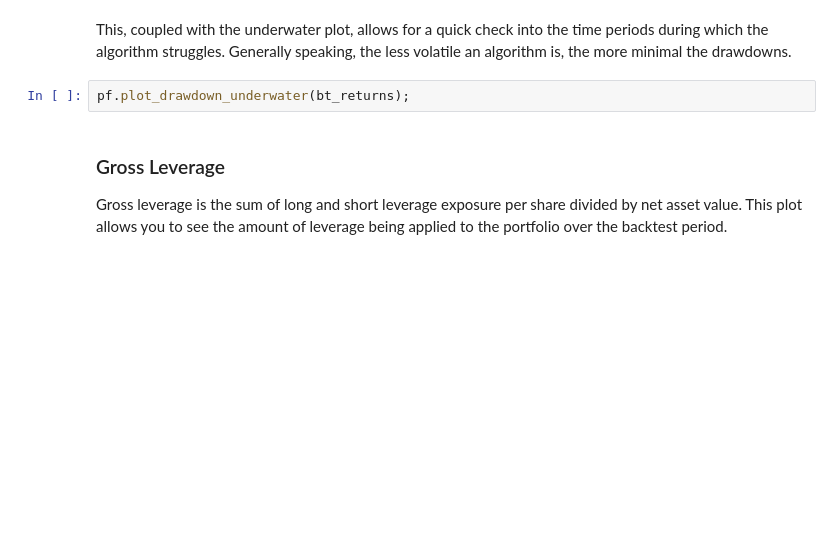
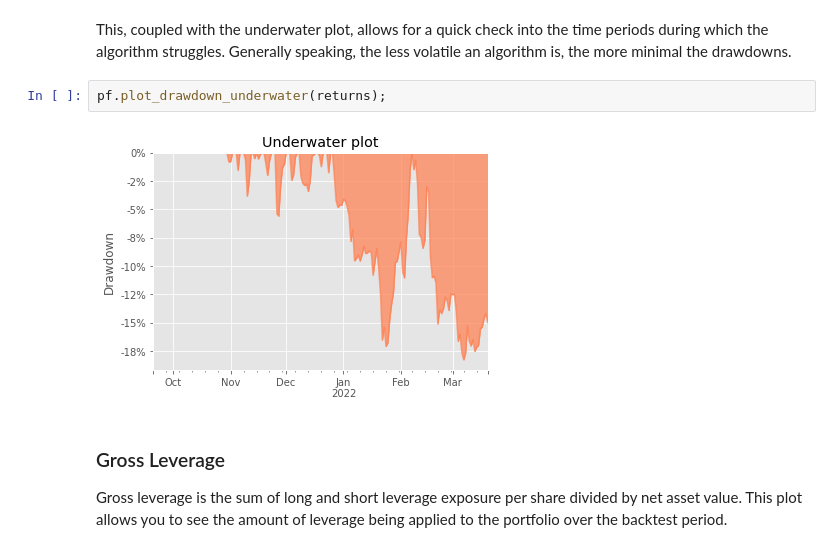
Before and after one commit to amicha02/ape_mining, a Jupyter notebook: strategy/portfolio_strategy.ipynb, the cells around one changed output. Drawn from its saved outputs; the diff is of its cells as text; blank space fills up the shorter version.

Commit message:
Refined rolling plots

```diff
--- a/strategy/portfolio_strategy.ipynb
+++ b/strategy/portfolio_strategy.ipynb
@@ -396,7 +375,9 @@ pf.plot_drawdown_periods(returns);
 # %% [markdown]
 This, coupled with the underwater plot, allows for a quick check into the time periods during which the algorithm struggles. Generally speaking, the less volatile an algorithm is, the more minimal the drawdowns.
 # %%
-pf.plot_drawdown_underwater(bt_returns);
+pf.plot_drawdown_underwater(returns);
+# %% [output]
+[figure, added]
 # %% [markdown]
 ### Gross Leverage
 Gross leverage is the sum of long and short leverage exposure per share divided by net asset value. This plot allows you to see the amount of leverage being applied to the portfolio over the backtest period.
```
Also changed, not shown: parts of 16 cells of this notebook.
